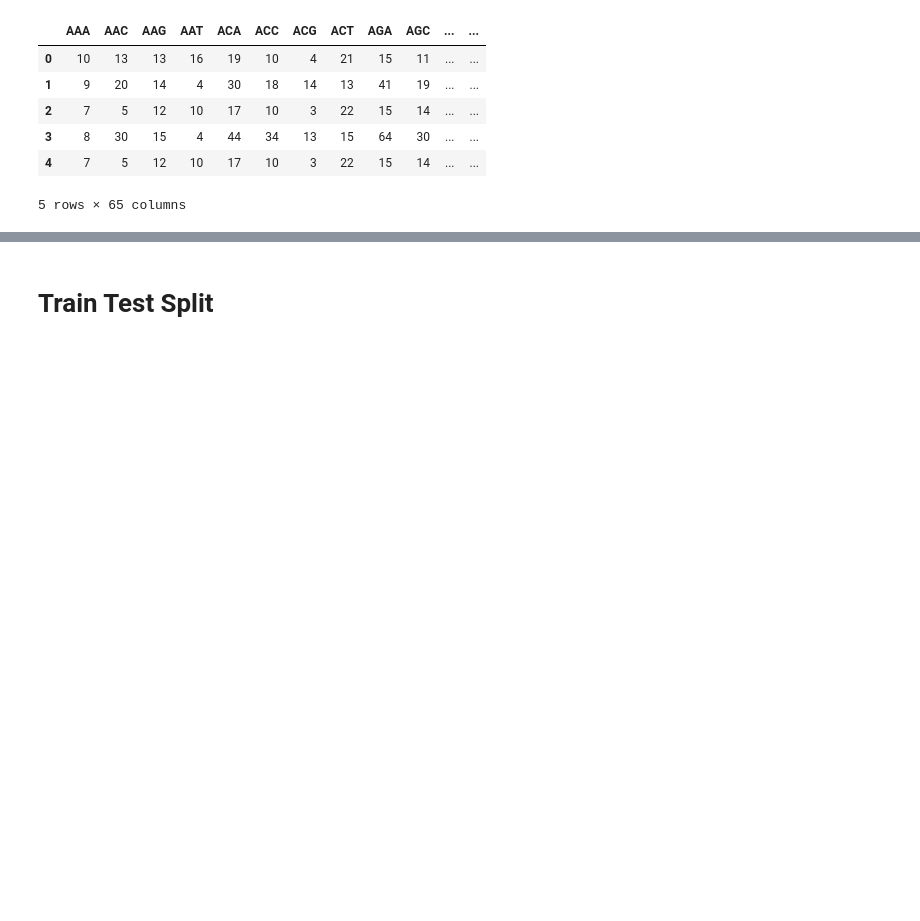
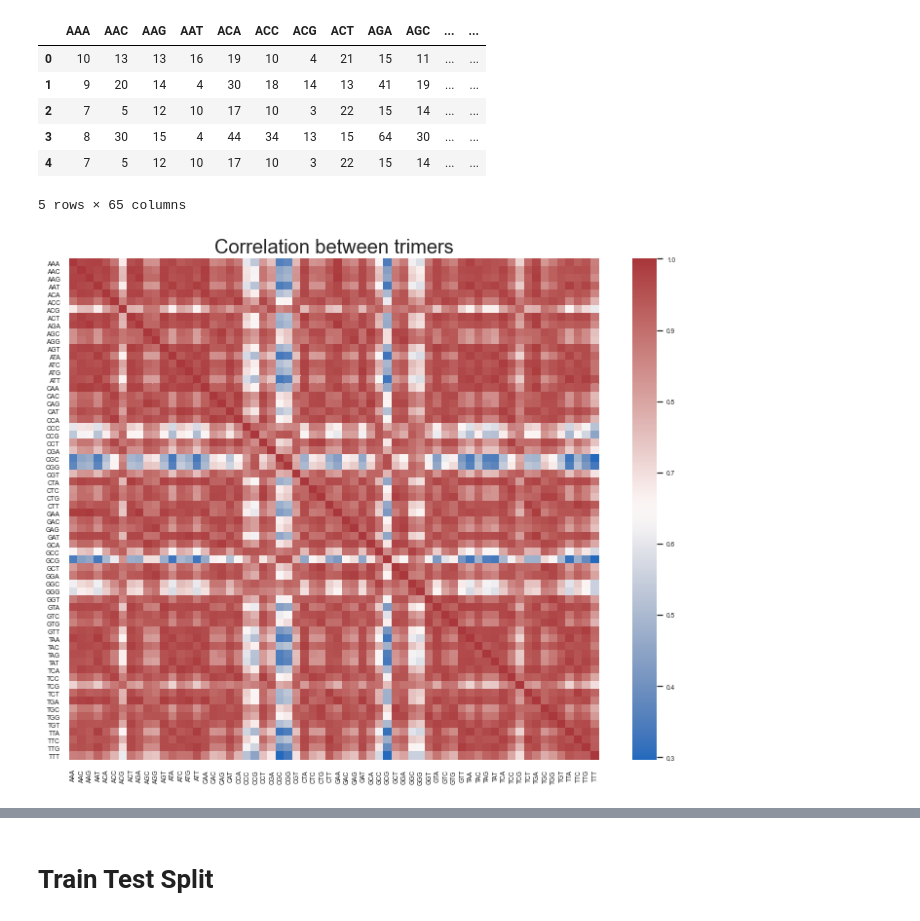
Before and after one commit to harryminds/DNA-Sequence-Classification, a Jupyter notebook: DNA Sequence Classification.ipynb, the cells around one changed output, grey strips where cells are left out. Cells and saved outputs as stored; diff of their text form; code cells hidden in the pictures; blank space fills up the shorter version.

```diff
--- a/DNA Sequence Classification.ipynb
+++ b/DNA Sequence Classification.ipynb
@@ -205,3 +258,13 @@ kmer_matrix.head()
 | 3 | 8 | 30 | 15 | 4 | 44 | 34 | 13 | 15 | 64 | 30 | ... | ... |
 | 4 | 7 | 5 | 12 | 10 | 17 | 10 | 3 | 22 | 15 | 14 | ... | ... |
 5 rows × 65 columns
+# %%
+kmer_corr = kmer_matrix.corr()
+fig = plt.figure(figsize=(10,8))
+plt.title('Correlation between trimers', fontdict={'fontsize': 20})
+sns.set(font_scale=.6)
+sns.heatmap(kmer_corr, cmap="vlag")
+plt.tight_layout()
+plt.show()
+# %% [output]
+[figure, added]
```
Also changed, not shown: parts of 21 cells of this notebook.
